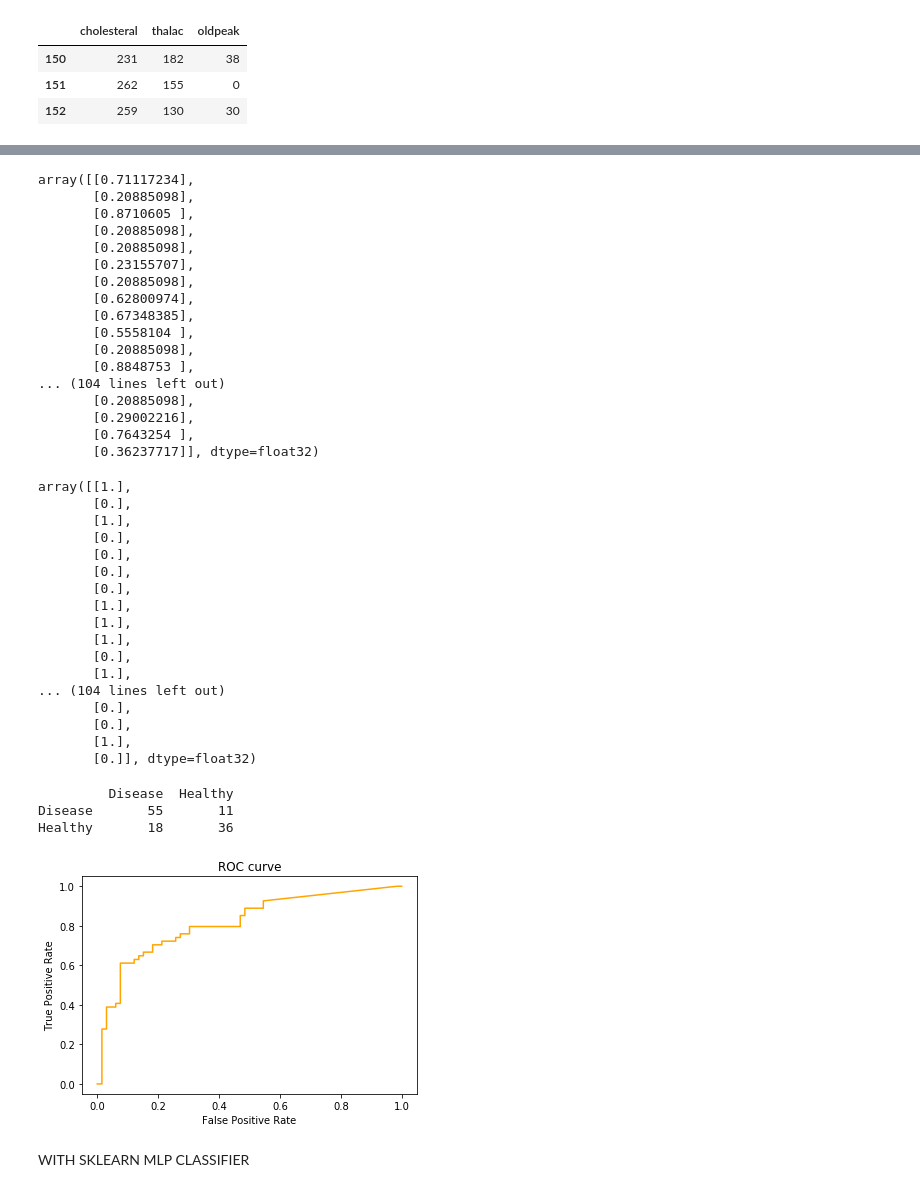
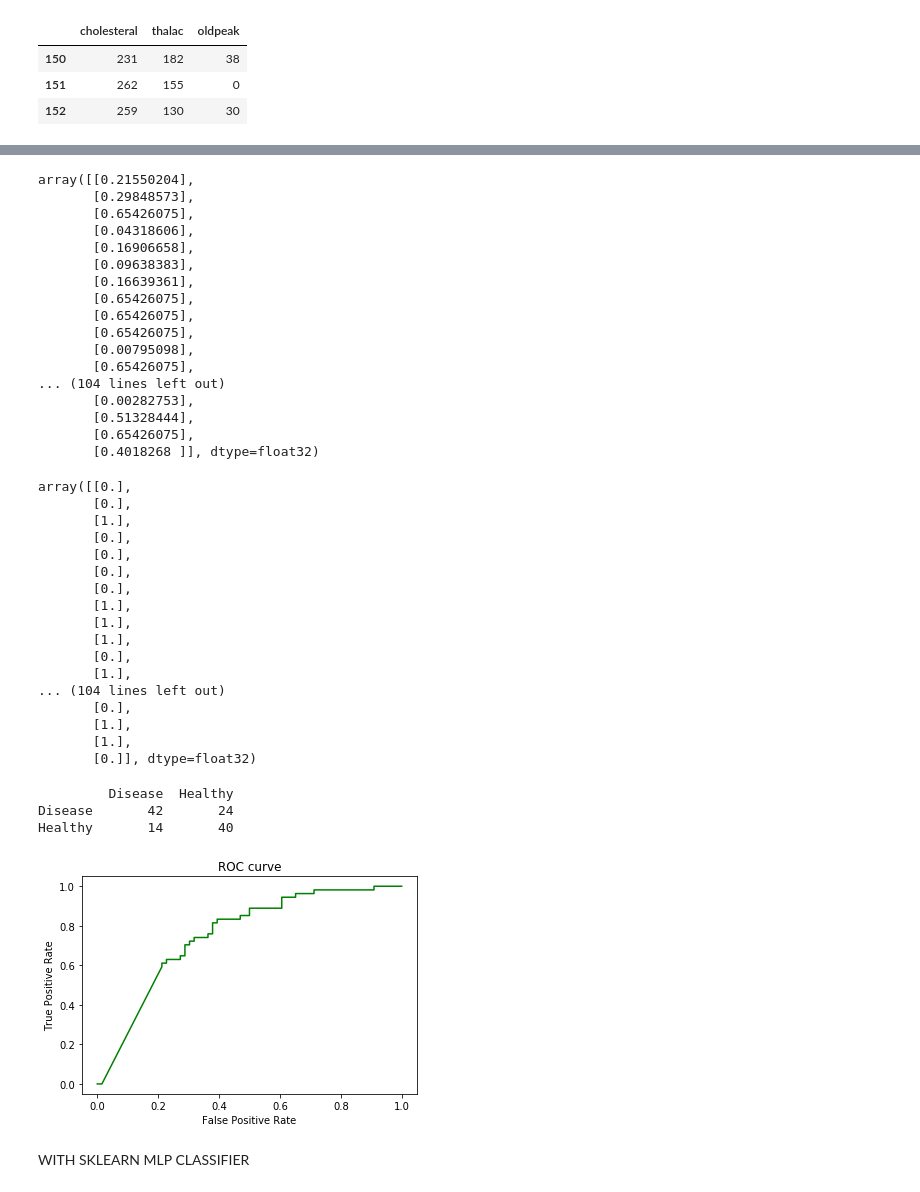
Before and after one commit to alexg06/Jupyter-Python, a Jupyter notebook: DeepLearning/Heart Disease ANN.ipynb, the cells around one changed output, grey strips where cells are left out. Saved outputs shown, nothing was run; the diff lists cells and outputs as text; code cells hidden in the pictures.

```diff
--- a/DeepLearning/Heart Disease ANN.ipynb
+++ b/DeepLearning/Heart Disease ANN.ipynb
@@ -64,3 +66,3 @@ model.compile(optimizer='rmsprop',
 # %%
-model.fit(df_training,label_train, epochs=200, verbose=1, validation_split=0.2, batch_size=1)
+model.fit(df_training,label_train, epochs=200, verbose=1, validation_split=0.3, batch_size=1)
 # %% [output]
@@ -86,29 +88,29 @@ Epoch 200/200
 y_predict = model.predict(df_test)
 y_predict
 # %% [output]
-array([[0.71117234],
-       [0.20885098],
-       [0.8710605 ],
-       [0.20885098],
-       [0.20885098],
-       [0.23155707],
-       [0.20885098],
-       [0.62800974],
-       [0.67348385],
-       [0.5558104 ],
-       [0.20885098],
-       [0.8848753 ],
+array([[0.21550204],
+       [0.29848573],
+       [0.65426075],
+       [0.04318606],
+       [0.16906658],
+       [0.09638383],
+       [0.16639361],
+       [0.65426075],
+       [0.65426075],
+       [0.65426075],
+       [0.00795098],
+       [0.65426075],
 ... (104 lines left out)
-       [0.20885098],
-       [0.29002216],
-       [0.7643254 ],
-       [0.36237717]], dtype=float32)
+       [0.00282753],
+       [0.51328444],
+       [0.65426075],
+       [0.4018268 ]], dtype=float32)
 # %%
 import numpy as np
 y_predict = np.round(y_predict)
 y_predict
 # %% [output]
-array([[1.],
+array([[0.],
        [0.],
        [1.],
        [0.],
@@ -122,7 +124,7 @@ array([[1.],
        [1.],
 ... (104 lines left out)
        [0.],
-       [0.],
+       [1.],
        [1.],
        [0.]], dtype=float32)
 # %%
@@ -133,22 +135,22 @@ confusion = pd.DataFrame(confusion, columns=['Disease', 'Healthy'], index=['Dise
 print(confusion)
 # %% [output]
          Disease  Healthy
-Disease       55       11
-Healthy       18       36
+Disease       42       24
+Healthy       14       40
 # %%
 import matplotlib.pyplot as plt
 from sklearn.metrics import roc_curve
 
 y_pred_keras = model.predict(df_test).ravel()
-fpr_keras, tpr_keras, thresholds_keras = roc_curve(label_test, y_pred_keras)
+false_prediction, true_prediction, threshold = roc_curve(label_test, y_pred_keras)
 
-plt.plot(fpr_keras,tpr_keras, color='orange')
+plt.plot(false_prediction,true_prediction, color='g')
 plt.xlabel('False Positive Rate')
 plt.ylabel('True Positive Rate')
 plt.title('ROC curve')
 plt.show()
 # %% [output]
-[figure, old version]
+[figure, new version]
 # %% [markdown]
 WITH SKLEARN MLP CLASSIFIER
 # %%
```
Also changed, not shown: parts of 3 cells of this notebook.
